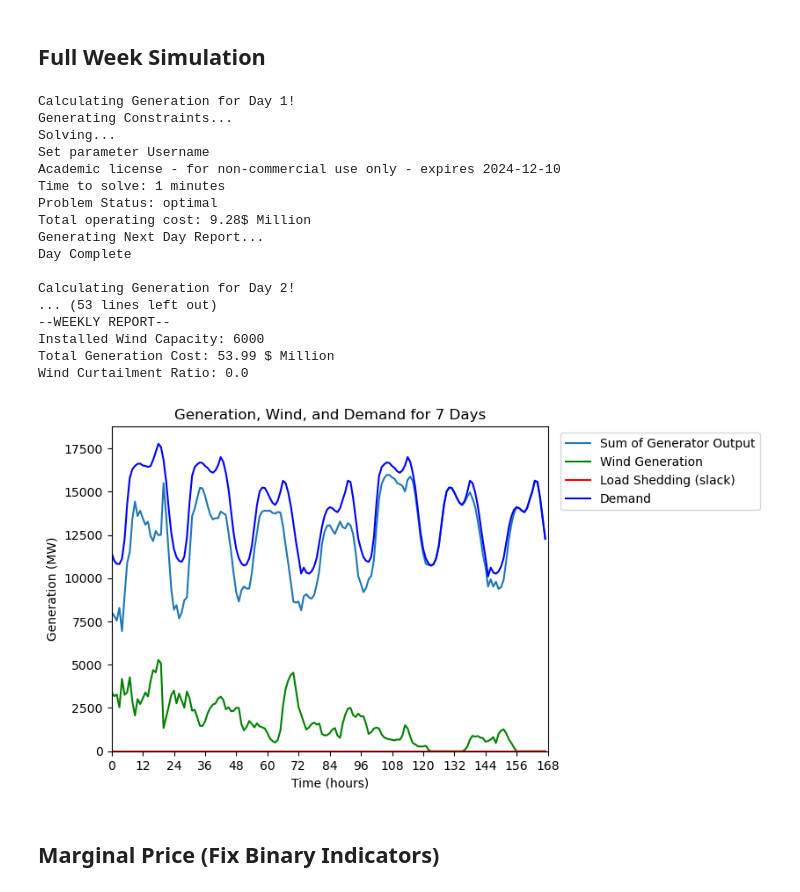
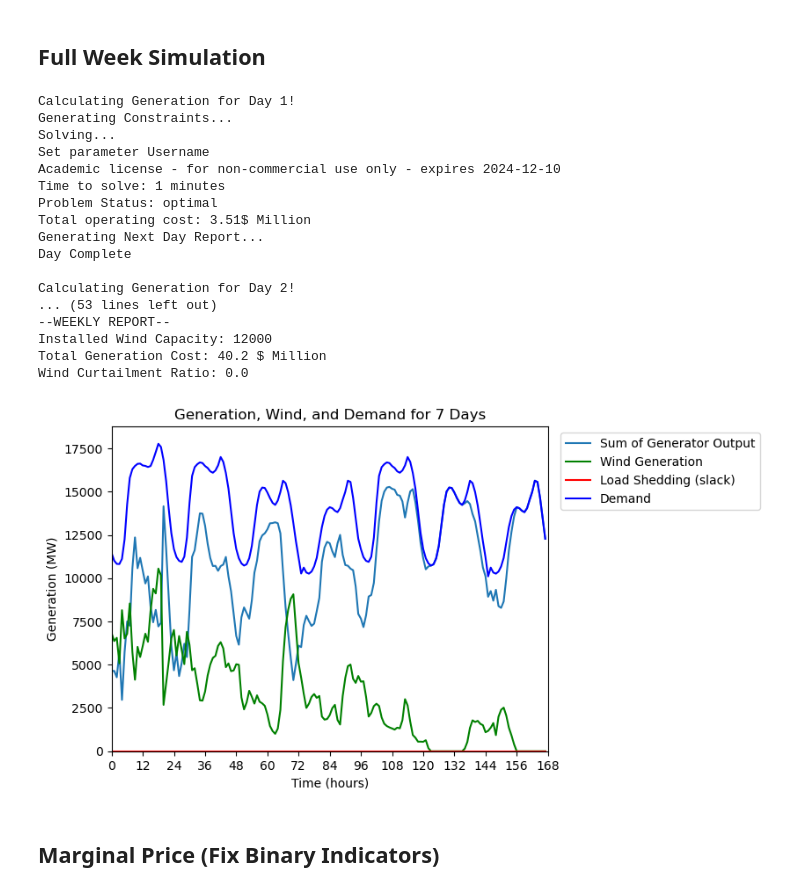
Before and after one commit to juliasimpson97/energy-syst-final, a Jupyter notebook: wind-tax-incentive-simulation-seven-days.ipynb, the cells around one changed output. Saved outputs shown, nothing was run; the diff lists cells and outputs as text; code cells hidden in the pictures.

```diff
--- a/wind-tax-incentive-simulation-seven-days.ipynb
+++ b/wind-tax-incentive-simulation-seven-days.ipynb
@@ -171,7 +171,7 @@ weekly_u = np.array([])
 weekly_v = np.array([])
 weekly_z = np.array([])
 
-W = 6000 # Vary Wind Capacty[2000, 6000, 12000]
+W = 12000 # Vary Wind Capacty[2000, 6000, 12000]
 
 for D in np.arange(0,days):
     print("Calculating Generation for Day " + str(D+1) + "!")
@@ -296,37 +296,37 @@ for D in np.arange(0,days):
     result.to_excel(f'report_wind_tax_incentive_{W}.xlsx')
     total_cost += obj_WIT.value
     total_gen = np.concatenate((total_gen, sum(g.value[:])))
     total_wind = np.concatenate((total_wind, w.value))
     total_slack = np.concatenate((total_slack, s.value))
     print("Day Complete \n")
 
 
 print("--WEEKLY REPORT--")
 print(f"Installed Wind Capacity: {W}")
 print(f"Total Generation Cost: {round(total_cost/1e6,2)} $ Million")
 print(f"Wind Curtailment Ratio: {wind_curtailment_ratio(D, T, W, total_wind)}")
 
 ## Plots
 weekly_plot(total_gen, total_wind, total_slack, load.Demand[:(D+1)*T], D, T, days, W)
 # %% [output]
 Calculating Generation for Day 1!
 Generating Constraints...
 Solving...
 Set parameter Username
 Academic license - for non-commercial use only - expires 2024-12-10
 Time to solve: 1 minutes
 Problem Status: optimal
-Total operating cost: 9.28$ Million
+Total operating cost: 3.51$ Million
 Generating Next Day Report...
 Day Complete
 
 Calculating Generation for Day 2!
 ... (53 lines left out)
 --WEEKLY REPORT--
-Installed Wind Capacity: 6000
-Total Generation Cost: 53.99 $ Million
+Installed Wind Capacity: 12000
+Total Generation Cost: 40.2 $ Million
 Wind Curtailment Ratio: 0.0
-[figure, old version]
+[figure, new version]
 # %% [markdown]
 ## Marginal Price (Fix Binary Indicators)
 # %%
```
Also changed, not shown: parts of 6 cells of this notebook, 11 other files.
